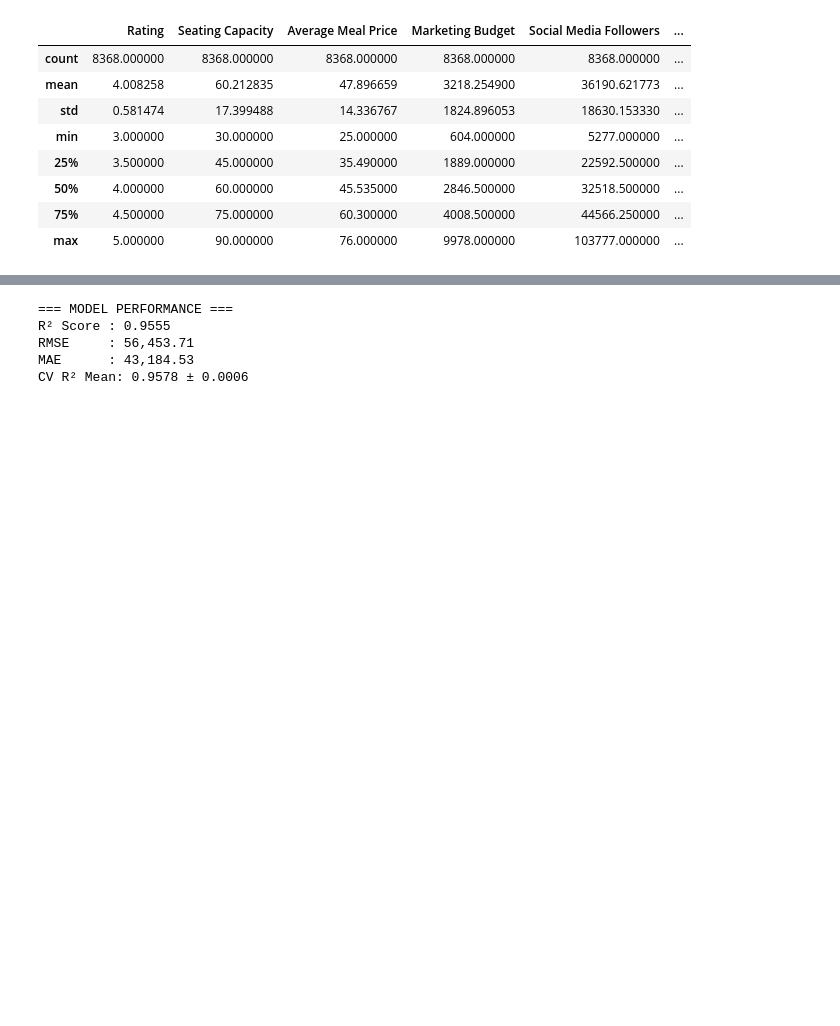
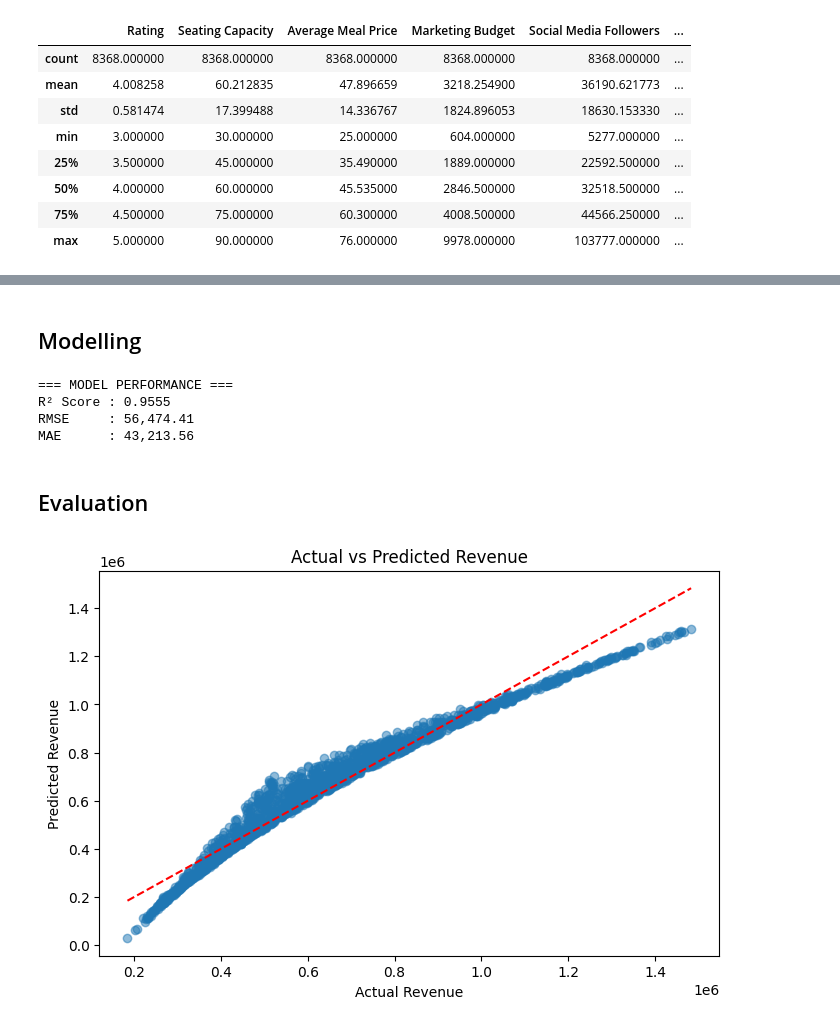
Before and after one commit to FaThurzz/Statistika-Linear-Regression, a Jupyter notebook: restaurant.ipynb, the cells around one changed output, grey strips where cells are left out. Saved outputs shown, nothing was run; the diff lists cells and outputs as text; code cells hidden in the pictures; blank space fills up the shorter version.

```diff
--- a/restaurant.ipynb
+++ b/restaurant.ipynb
@@ -92,6 +99,8 @@ df[feature_cols].describe()
 # %%
 X_train, X_test, y_train, y_test = train_test_split(
     X, y, test_size=0.2, random_state=42 )
+# %% [markdown]
+## Modelling
 # %%
 model = LinearRegression()
 model.fit(X_train, y_train)
@@ -105,13 +114,20 @@ print("\n=== MODEL PERFORMANCE ===")
 print(f"R² Score : {r2:.4f}")
 print(f"RMSE     : {rmse:,.2f}")
 print(f"MAE      : {mae:,.2f}")
-
-from sklearn.model_selection import cross_val_score
-cv_scores = cross_val_score(model, X, y, cv=5, scoring='r2')
-print(f"CV R² Mean: {cv_scores.mean():.4f} ± {cv_scores.std():.4f}")
 # %% [output]
 === MODEL PERFORMANCE ===
 R² Score : 0.9555
-RMSE     : 56,453.71
-MAE      : 43,184.53
-CV R² Mean: 0.9578 ± 0.0006
+RMSE     : 56,474.41
+MAE      : 43,213.56
+# %% [markdown]
+## Evaluation
+# %%
+plt.figure(figsize=(8, 5))
+plt.scatter(y_test, y_pred, alpha=0.5)
+plt.plot([y_test.min(), y_test.max()], [y_test.min(), y_test.max()], 'r--')
+plt.xlabel("Actual Revenue")
+plt.ylabel("Predicted Revenue")
+plt.title("Actual vs Predicted Revenue")
+plt.show()
+# %% [output]
+[figure, added]
```
Also changed, not shown: parts of 5 cells of this notebook.
